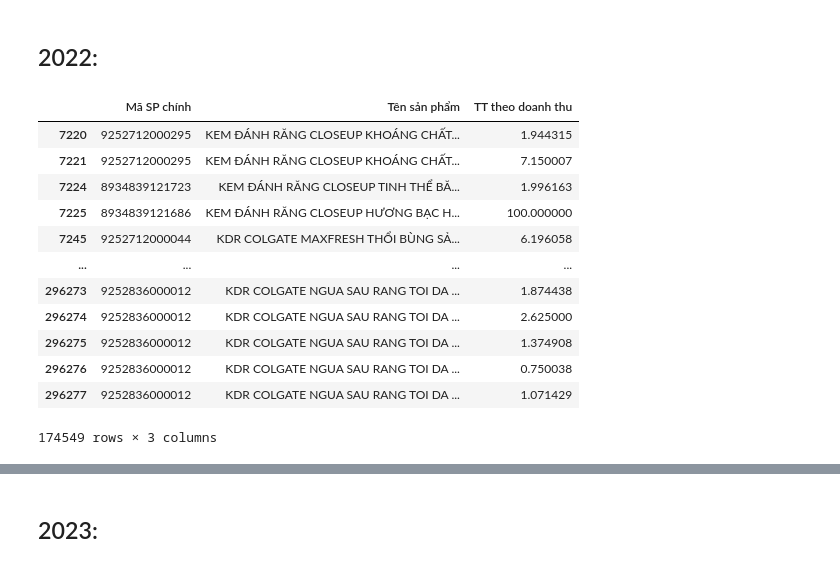
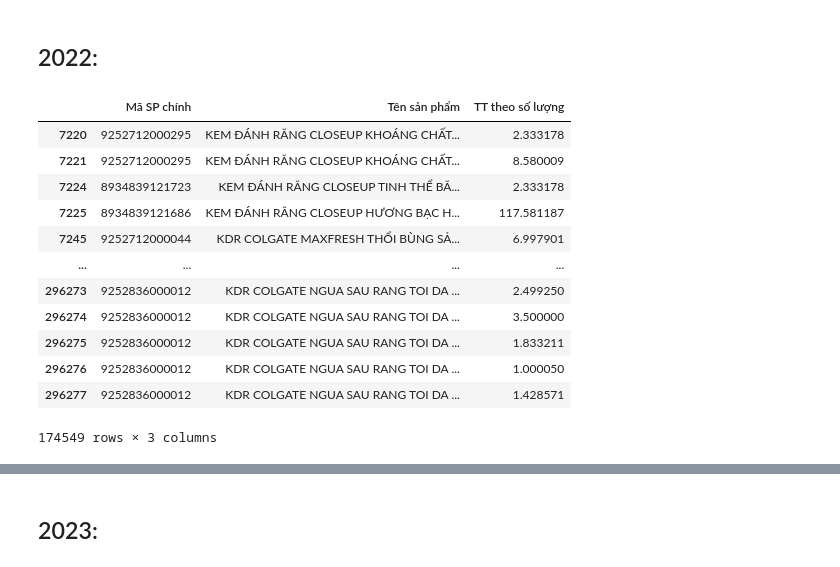
Before and after one commit to tuancaokaizen/dataproject, a Jupyter notebook: task5kdr.ipynb, the cells around one changed output, grey strips where cells are left out. Drawn from its saved outputs; the diff is of its cells as text; code cells hidden in the pictures.

```diff
--- a/task5kdr.ipynb
+++ b/task5kdr.ipynb
@@ -692,20 +692,20 @@ plt.show();
 # %% [markdown]
 ## 2022:
 # %%
-df_sku_2022 = df2[['Mã SP chính', 'Tên sản phẩm', 'TT theo doanh thu']]
+df_sku_2022 = df2[['Mã SP chính', 'Tên sản phẩm', 'TT theo số lượng']]
 df_sku_2022
 # %% [output]
-|  | Mã SP chính | Tên sản phẩm | TT theo doanh thu |
-| 7220 | 9252712000295 | KEM ĐÁNH RĂNG CLOSEUP KHOÁNG CHẤT... | 1.944315 |
-| 7221 | 9252712000295 | KEM ĐÁNH RĂNG CLOSEUP KHOÁNG CHẤT... | 7.150007 |
-| 7224 | 8934839121723 | KEM ĐÁNH RĂNG CLOSEUP TINH THỂ BĂ... | 1.996163 |
-| 7225 | 8934839121686 | KEM ĐÁNH RĂNG CLOSEUP HƯƠNG BẠC H... | 100.000000 |
-| 7245 | 9252712000044 | KDR COLGATE MAXFRESH THỔI BÙNG SẢ... | 6.196058 |
+|  | Mã SP chính | Tên sản phẩm | TT theo số lượng |
+| 7220 | 9252712000295 | KEM ĐÁNH RĂNG CLOSEUP KHOÁNG CHẤT... | 2.333178 |
+| 7221 | 9252712000295 | KEM ĐÁNH RĂNG CLOSEUP KHOÁNG CHẤT... | 8.580009 |
+| 7224 | 8934839121723 | KEM ĐÁNH RĂNG CLOSEUP TINH THỂ BĂ... | 2.333178 |
+| 7225 | 8934839121686 | KEM ĐÁNH RĂNG CLOSEUP HƯƠNG BẠC H... | 117.581187 |
+| 7245 | 9252712000044 | KDR COLGATE MAXFRESH THỔI BÙNG SẢ... | 6.997901 |
 | ... | ... | ... | ... |
-| 296273 | 9252836000012 | KDR COLGATE NGUA SAU RANG TOI DA ... | 1.874438 |
-| 296274 | 9252836000012 | KDR COLGATE NGUA SAU RANG TOI DA ... | 2.625000 |
-| 296275 | 9252836000012 | KDR COLGATE NGUA SAU RANG TOI DA ... | 1.374908 |
-| 296276 | 9252836000012 | KDR COLGATE NGUA SAU RANG TOI DA ... | 0.750038 |
-| 296277 | 9252836000012 | KDR COLGATE NGUA SAU RANG TOI DA ... | 1.071429 |
+| 296273 | 9252836000012 | KDR COLGATE NGUA SAU RANG TOI DA ... | 2.499250 |
+| 296274 | 9252836000012 | KDR COLGATE NGUA SAU RANG TOI DA ... | 3.500000 |
+| 296275 | 9252836000012 | KDR COLGATE NGUA SAU RANG TOI DA ... | 1.833211 |
+| 296276 | 9252836000012 | KDR COLGATE NGUA SAU RANG TOI DA ... | 1.000050 |
+| 296277 | 9252836000012 | KDR COLGATE NGUA SAU RANG TOI DA ... | 1.428571 |
 174549 rows × 3 columns
 # %%
```
Also changed, not shown: parts of 5 cells of this notebook.
